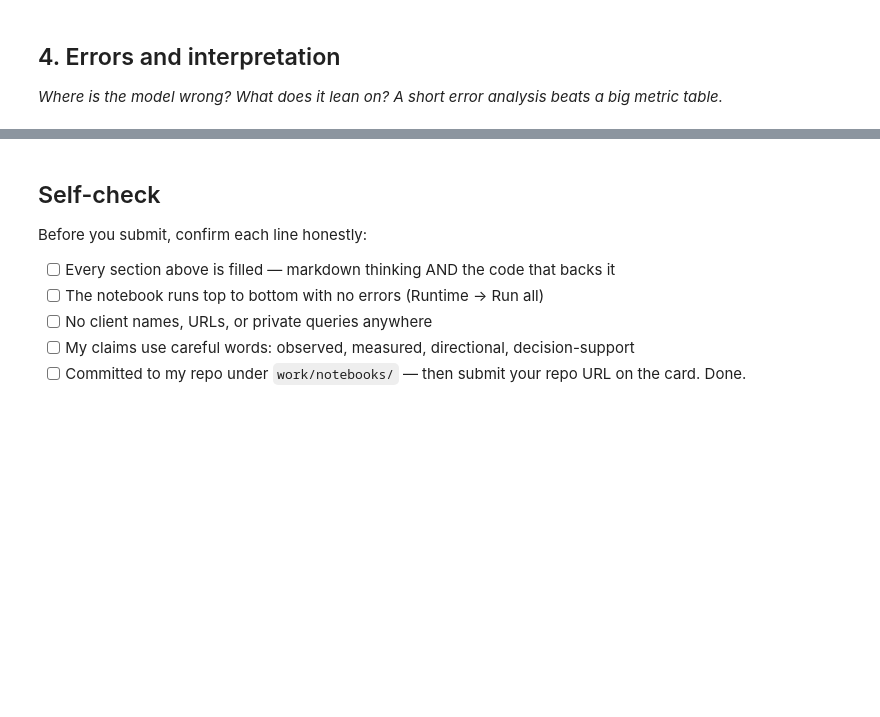
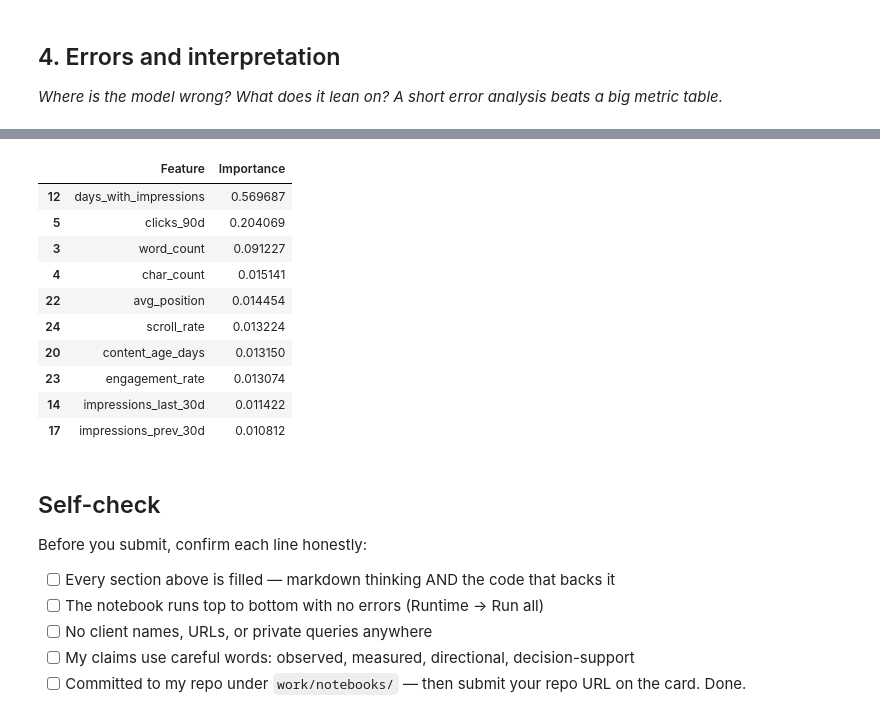
Before and after one commit to Omesh-kumar/flyrank-ml-internship, a Jupyter notebook: work/notebooks/w05_model.ipynb, the cells around one changed output, grey strips where cells are left out. Cells and saved outputs as stored; diff of their text form; code cells hidden in the pictures; blank space fills up the shorter version.

```diff
--- a/work/notebooks/w05_model.ipynb
+++ b/work/notebooks/w05_model.ipynb
@@ -20,0 +114,33 @@ This skeleton is yours to fill. Work the sections **in order** — each one has
+# %%
+leakage_cols = [
+    "baseline_score",
+    "ctr",
+    "impressions_90d",
+    "days_since_last_update"
+]
+
+X = df.select_dtypes(include=np.number).drop(columns=leakage_cols)
+y = df["baseline_score"]
+
+X_train, X_test, y_train, y_test = train_test_split(
+    X, y,
+    test_size=0.2,
+    random_state=42
+)
+
+model = RandomForestRegressor(
+    n_estimators=200,
+    random_state=42
+)
+
+model.fit(X_train, y_train)
+
+pred = model.predict(X_test)
+
+mae = mean_absolute_error(y_test, pred)
+rmse = np.sqrt(mean_squared_error(y_test, pred))
+r2 = r2_score(y_test, pred)
+
+print("MAE :", round(mae,3))
+print("RMSE:", round(rmse,3))
+print("R2  :", round(r2,3))
@@ -25,3 +177,27 @@ This skeleton is yours to fill. Work the sections **in order** — each one has
+# %%
+importance = pd.DataFrame({
+    "Feature": X.columns,
+    "Importance": model.feature_importances_
+})
+
+importance = importance.sort_values(
+    by="Importance",
+    ascending=False
+)
+
+importance.head(10)
+# %% [output]
+|  | Feature | Importance |
+| 12 | days_with_impressions | 0.569687 |
+| 5 | clicks_90d | 0.204069 |
+| 3 | word_count | 0.091227 |
+| 4 | char_count | 0.015141 |
+| 22 | avg_position | 0.014454 |
+| 24 | scroll_rate | 0.013224 |
+| 20 | content_age_days | 0.013150 |
+| 23 | engagement_rate | 0.013074 |
+| 14 | impressions_last_30d | 0.011422 |
+| 17 | impressions_prev_30d | 0.010812 |
 # %% [markdown]
 ## Self-check
 
```
Also changed, not shown: parts of 17 cells of this notebook.
